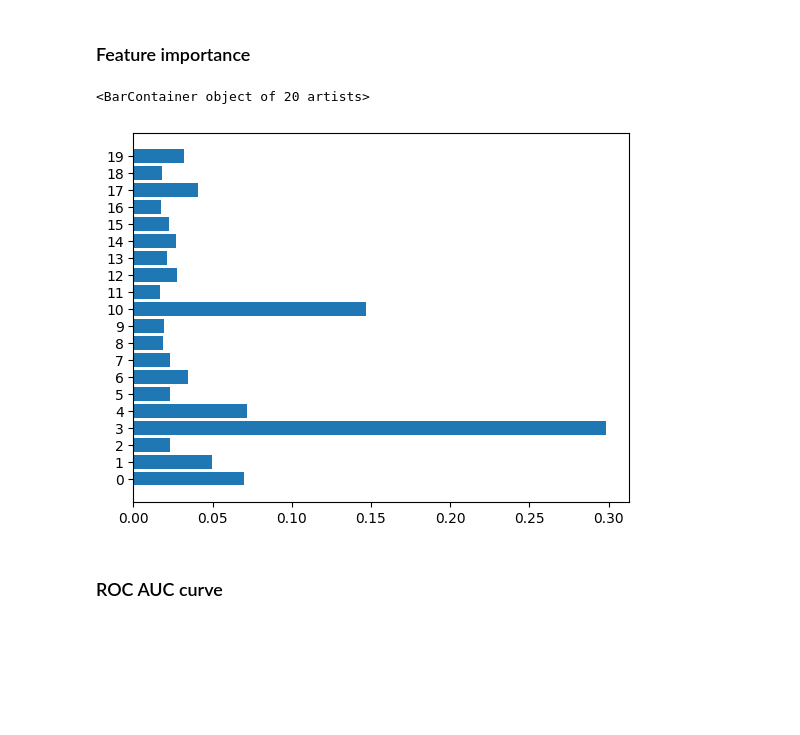
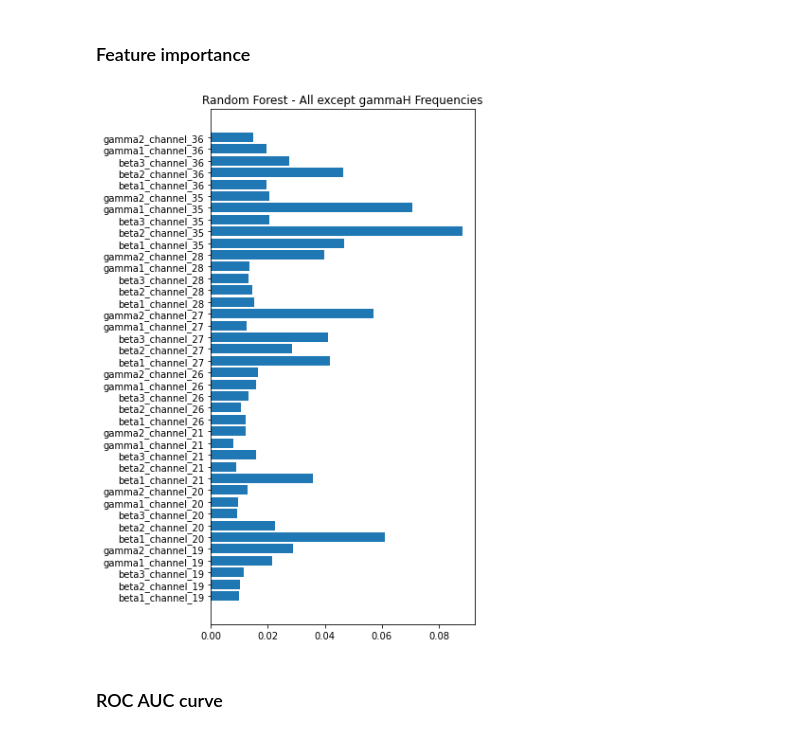
Before and after one commit to jessb0t/motorImagery, a Jupyter notebook: model_included.ipynb, the cells around one changed output. Drawn from its saved outputs; the diff is of its cells as text; code cells hidden in the pictures; blank space fills up the shorter version.

```diff
--- a/model_included.ipynb
+++ b/model_included.ipynb
@@ -414,8 +445,14 @@ features= [str(i) for i in range(processed_data.shape[1])]
-# %%
-plt.barh(features, classifier.feature_importances_)
-# %% [output]
-<BarContainer object of 20 artists>
-[figure, removed]
+# %%
+features= selected_columns
+# %%
+plt.figure(figsize=(5,10))
+plt.title("Random Forest - All except gammaH Frequencies")
+plt.barh(features, classifier.feature_importances_)
+
+plt.show()
+# plt.savefig("feature_importance_rf.png")
+# %% [output]
+[figure, added]
 # %% [markdown]
 ### ROC AUC curve
 # %%
```
Also changed, not shown: parts of 47 cells of this notebook, 9 other files.
